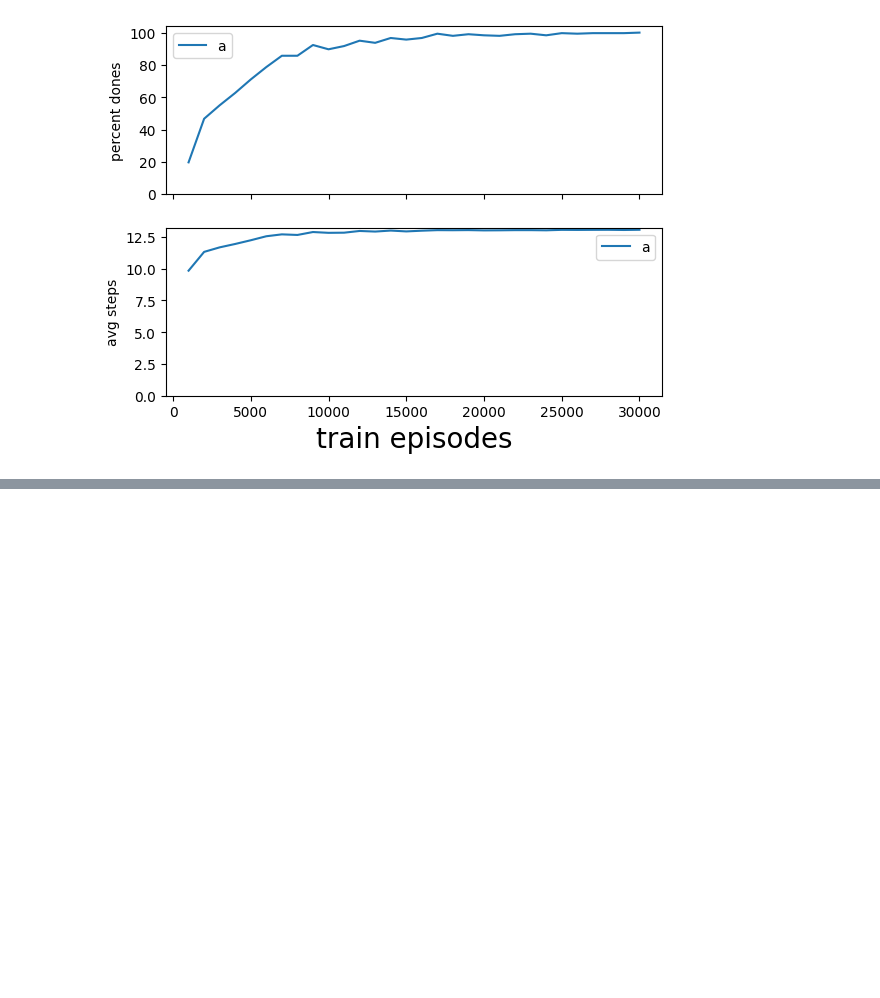
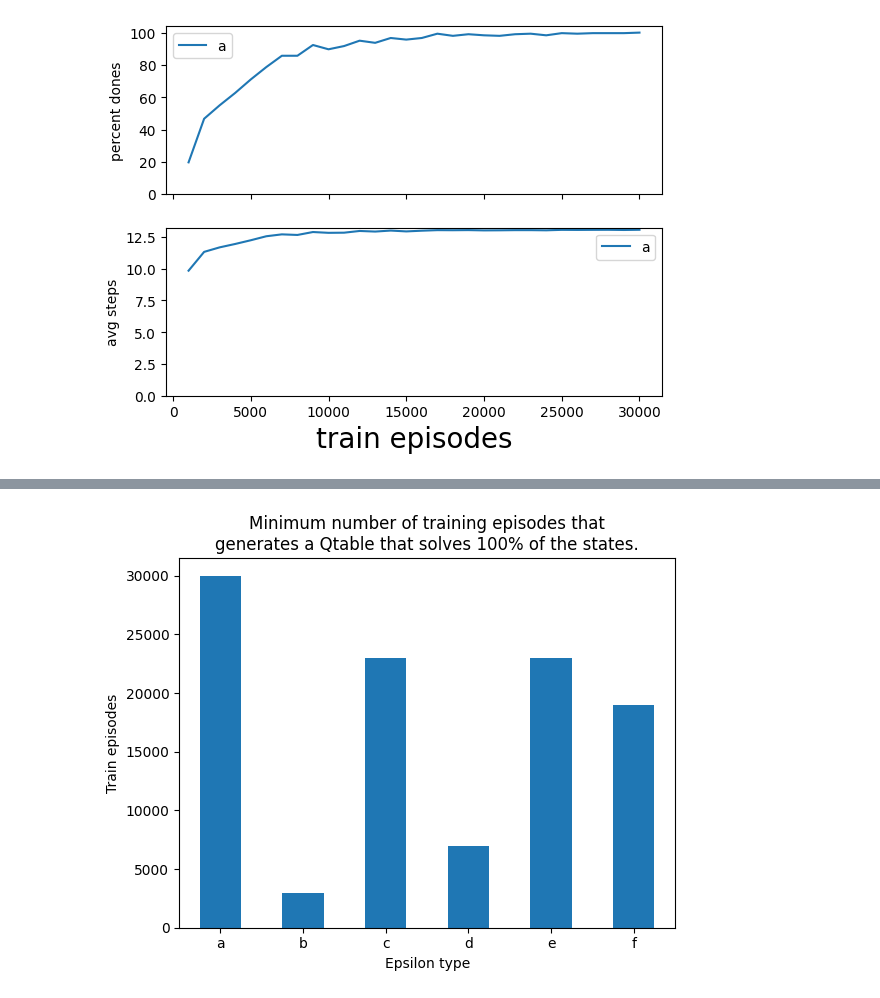
Before and after one commit to anselmobd/qrlstudy, a Jupyter notebook: eval.ipynb, the cells around one changed output, grey strips where cells are left out. Saved outputs shown, nothing was run; the diff lists cells and outputs as text; code cells hidden in the pictures; blank space fills up the shorter version.

```diff
--- a/eval.ipynb
+++ b/eval.ipynb
@@ -69,0 +125,3 @@ Text(0.5, 0, 'train episodes')
+# %%
+q100 = qeval[qeval['percent_dones']==100]
+q100.head()
@@ -69,0 +135,3 @@ Text(0.5, 0, 'train episodes')
+# %%
+q_min_episodes = q100.groupby(by=['epsilon_type']).aggregate({'train_episodes': ['min']})
+q_min_episodes.head()
@@ -69,0 +147,9 @@ Text(0.5, 0, 'train episodes')
+# %%
+q_min_episodes.plot(kind='bar', legend=False)
+plt.title('Minimum number of training episodes that\ngenerates a Qtable that solves 100% of the states.')
+plt.xlabel('Epsilon type')
+plt.ylabel('Train episodes')
+plt.xticks(rotation=0)
+plt.show()
+# %% [output]
+[figure, added]
```
Also changed, not shown: parts of 7 cells of this notebook.
